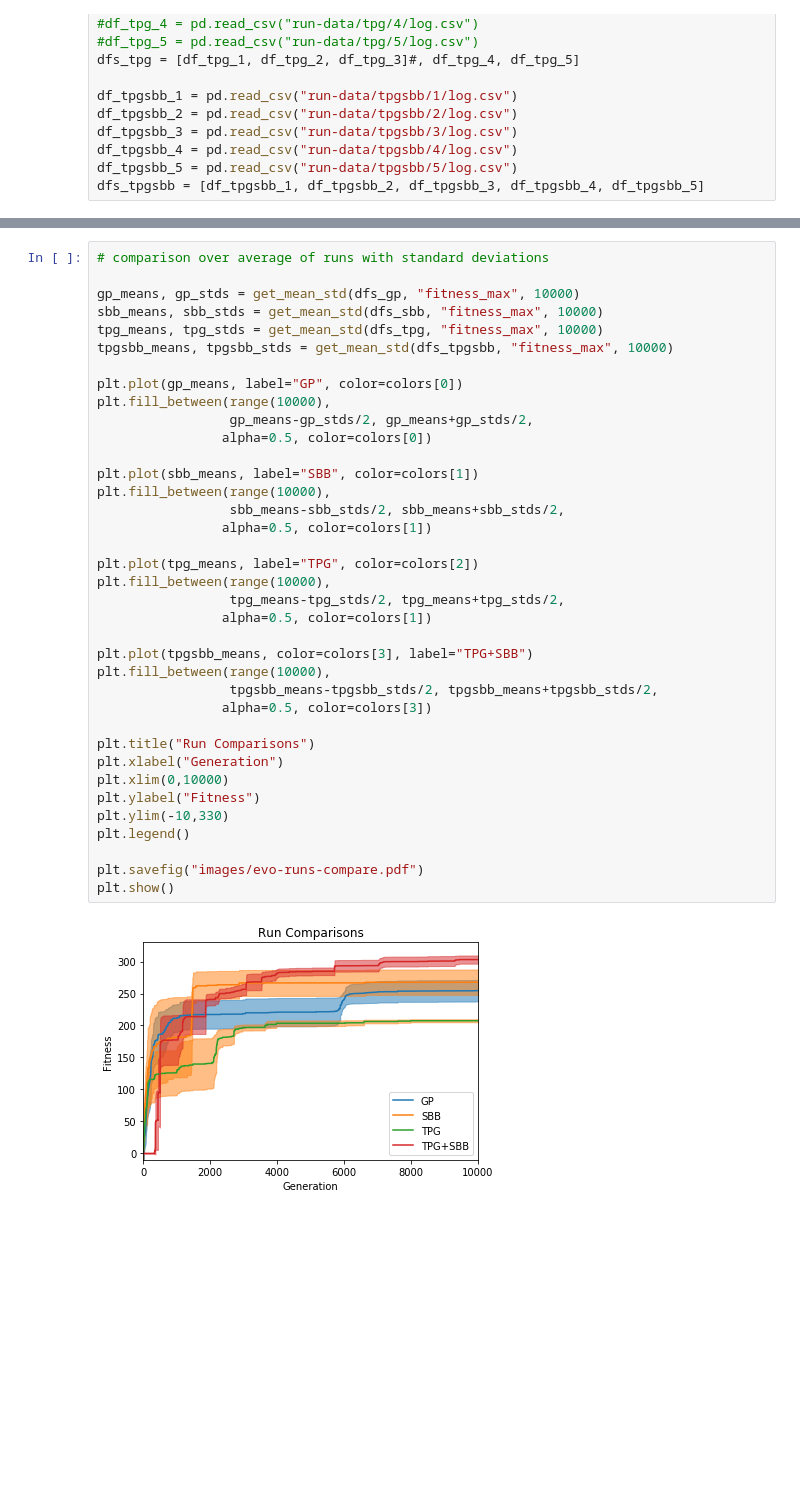
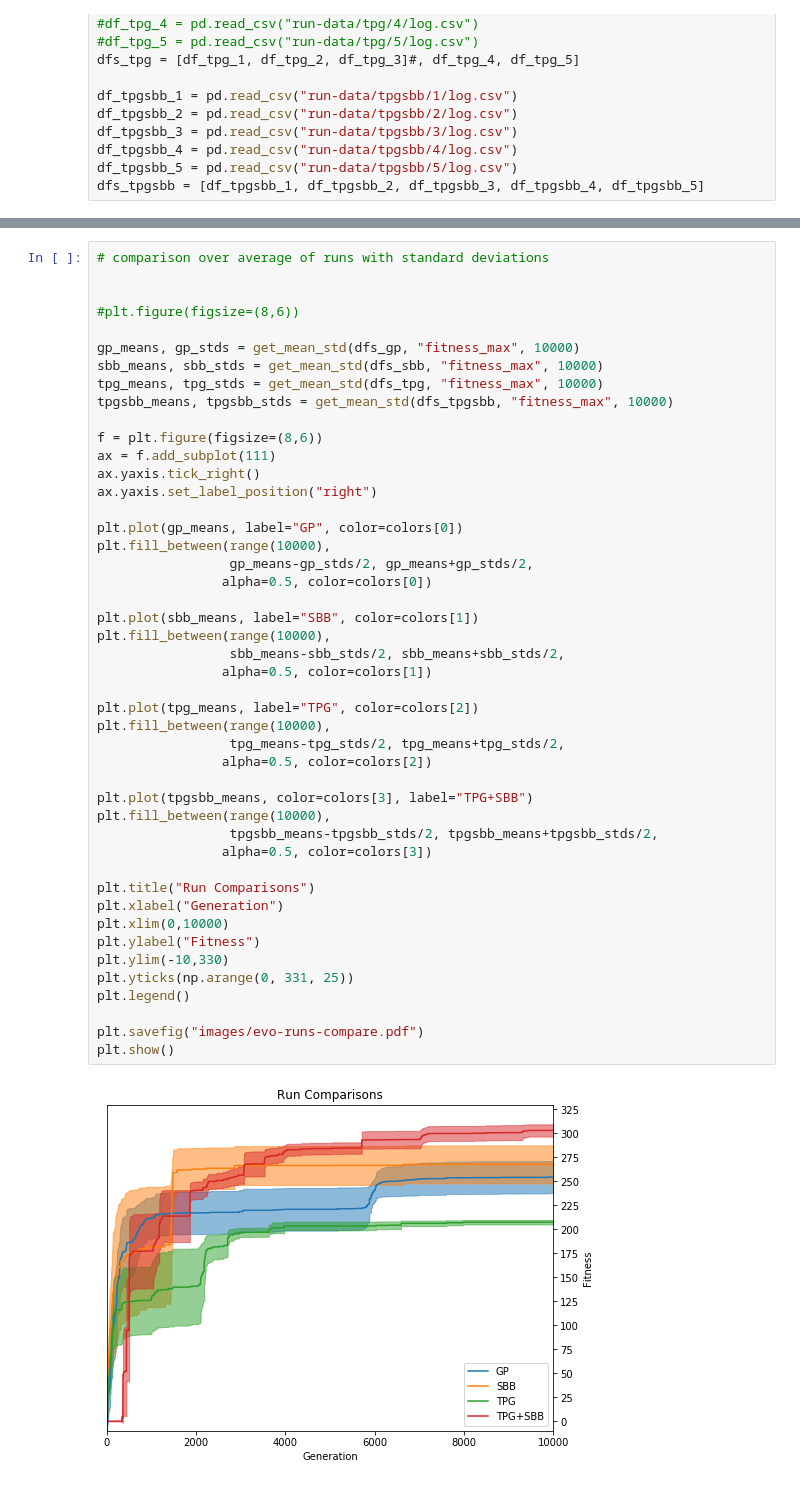
Before and after one commit to Ryan-Amaral/gp-bipedal-walker-analysis, a Jupyter notebook: basic_analysis.ipynb, the cells around one changed output, grey strips where cells are left out. Cells and saved outputs as stored; diff of their text form; blank space fills up the shorter version.

Commit message:
updated graphs

```diff
--- a/basic_analysis.ipynb
+++ b/basic_analysis.ipynb
@@ -110,41 +137,50 @@ plt.show()
 # %%
 # comparison over average of runs with standard deviations
+
+
+#plt.figure(figsize=(8,6))
 
 gp_means, gp_stds = get_mean_std(dfs_gp, "fitness_max", 10000)
 sbb_means, sbb_stds = get_mean_std(dfs_sbb, "fitness_max", 10000)
 tpg_means, tpg_stds = get_mean_std(dfs_tpg, "fitness_max", 10000)
 tpgsbb_means, tpgsbb_stds = get_mean_std(dfs_tpgsbb, "fitness_max", 10000)
+
+f = plt.figure(figsize=(8,6))
+ax = f.add_subplot(111)
+ax.yaxis.tick_right()
+ax.yaxis.set_label_position("right")
 
 plt.plot(gp_means, label="GP", color=colors[0])
 plt.fill_between(range(10000),
                  gp_means-gp_stds/2, gp_means+gp_stds/2,
                 alpha=0.5, color=colors[0])
 
 plt.plot(sbb_means, label="SBB", color=colors[1])
 plt.fill_between(range(10000),
                  sbb_means-sbb_stds/2, sbb_means+sbb_stds/2,
                 alpha=0.5, color=colors[1])
 
 plt.plot(tpg_means, label="TPG", color=colors[2])
 plt.fill_between(range(10000),
                  tpg_means-tpg_stds/2, tpg_means+tpg_stds/2,
-                alpha=0.5, color=colors[1])
+                alpha=0.5, color=colors[2])
 
 plt.plot(tpgsbb_means, color=colors[3], label="TPG+SBB")
 plt.fill_between(range(10000),
                  tpgsbb_means-tpgsbb_stds/2, tpgsbb_means+tpgsbb_stds/2,
                 alpha=0.5, color=colors[3])
 
 plt.title("Run Comparisons")
 plt.xlabel("Generation")
 plt.xlim(0,10000)
 plt.ylabel("Fitness")
 plt.ylim(-10,330)
+plt.yticks(np.arange(0, 331, 25))
 plt.legend()
 
 plt.savefig("images/evo-runs-compare.pdf")
 plt.show()
 # %% [output]
-[figure, old version]
+[figure, new version]
 # %%
 # comparison of champion team and learner sizes
```
Also changed, not shown: parts of 8 cells of this notebook, 13 other files.
